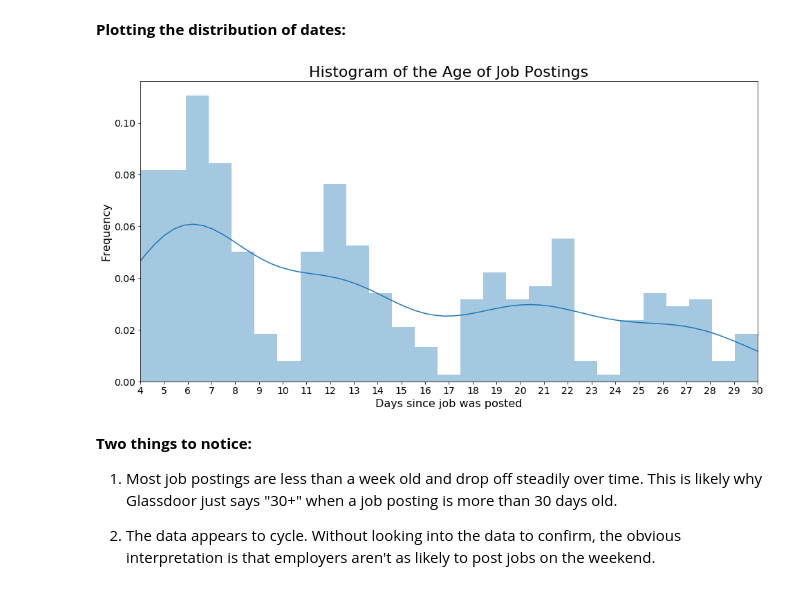
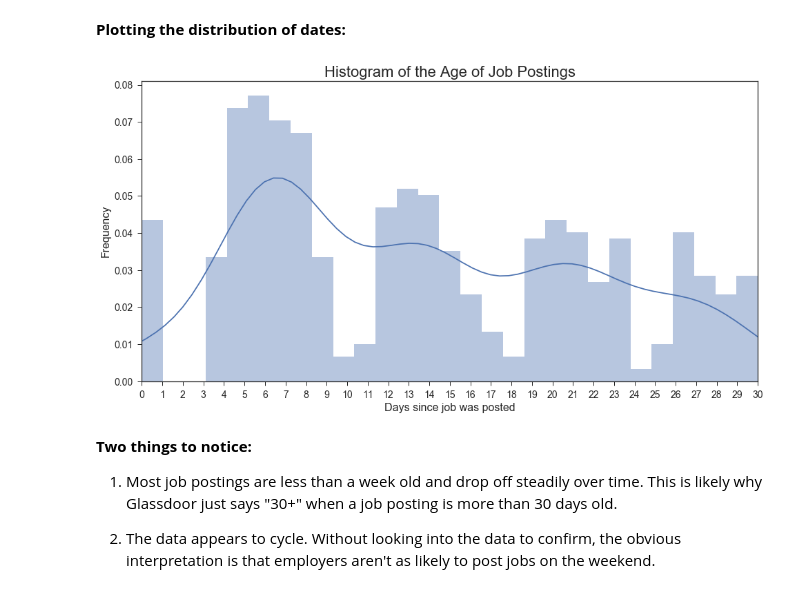
Before and after one commit to dskarbrevik/Data-Science-Job-Board, a Jupyter notebook: DS Job Board Prototype.ipynb, the cells around one changed output. Cells and saved outputs as stored; diff of their text form; code cells hidden in the pictures.

```diff
--- a/DS Job Board Prototype.ipynb
+++ b/DS Job Board Prototype.ipynb
@@ -141,7 +246,7 @@ def get_glassdoor_data(job_search_term="Data Science", location_search_term="Cal
 # %%
 def parse_glassdoor_jobs(job_pages):
 
-    data_dict = {"company":[], "position":[], "location":[], "date":[]}
+    data_dict = {"company":[], "position":[], "location":[], "time":[]}
 
     for page in job_pages:
 
@@ -150,9 +255,9 @@ def parse_glassdoor_jobs(job_pages):
 
         for i in range(len(joblistings)):
             try:
-                data_dict["date"].append(joblistings[i].find('span', class_="hideHH nowrap").get_text())
+                data_dict["time"].append(joblistings[i].find('span', class_="hideHH nowrap").get_text())
             except:
-                data_dict["date"].append("N/A")
+                data_dict["time"].append("N/A")
             try:
                 data_dict["location"].append(joblistings[i].find('span', class_="subtle loc").get_text())
             except:
@@ -258,14 +384,16 @@ set(df['date'].tolist())
 # %% [markdown]
 We see that all time is in days, but we have N/As and 30 days or more is just 30+. Let's make them just a number without the words "days ago".
 # %%
-def convert_date(date):
-    if date == 'N/A':
-        date = None
+def convert_days(time):
+    if time == 'N/A':
+        time = None
+    elif time == ' Today':
+        time = '0'
     else:
-        date = re.search('\d+', date).group(0)
-    return date
+         time = re.search('\d+', time).group(0)
+    return time
 # %%
-df['date'] = df['date'].apply(convert_date)
+df['time'] = df['time'].apply(convert_days)
 # %%
 df.head(n=5)
 # %% [output]
@@ -279,22 +407,23 @@ df.head(n=5)
 **Plotting the distribution of dates:**
 # %%
 # get the data ready
-dates = [int(x) for x in df['date'].tolist() if x is not None]
-min_date = np.min(dates)
-max_date = np.max(dates)
-num_bins = len(set(dates))
+times = [int(x) for x in df['time'].tolist() if x is not None]
+min_time = np.min(times)
+max_time = np.max(times)
+num_bins = len(set(times))
 
+sns.set(style='ticks')
 fig, ax = plt.subplots(figsize=(16,8))
-major_ticks = np.arange(min_date,max_date+1,1)
-sns.distplot(dates, bins=num_bins, ax=ax)
+major_ticks = np.arange(min_time,max_time+1,1)
+sns.distplot(times, bins=num_bins, ax=ax)
 ax.set_title("Histogram of the Age of Job Postings", fontsize=22);
 ax.set_ylabel("Frequency", fontsize=16);
 ax.set_xlabel("Days since job was posted", fontsize=16);
 ax.tick_params(labelsize=14);
 ax.set_xticks(major_ticks, minor=False);
-plt.xlim(min_date,max_date);
+plt.xlim(min_time,max_time);
 # %% [output]
-[figure, old version]
+[figure, new version]
 # %% [markdown]
 **Two things to notice:**
 
```
Also changed, not shown: parts of 25 cells of this notebook, 3 other files.
